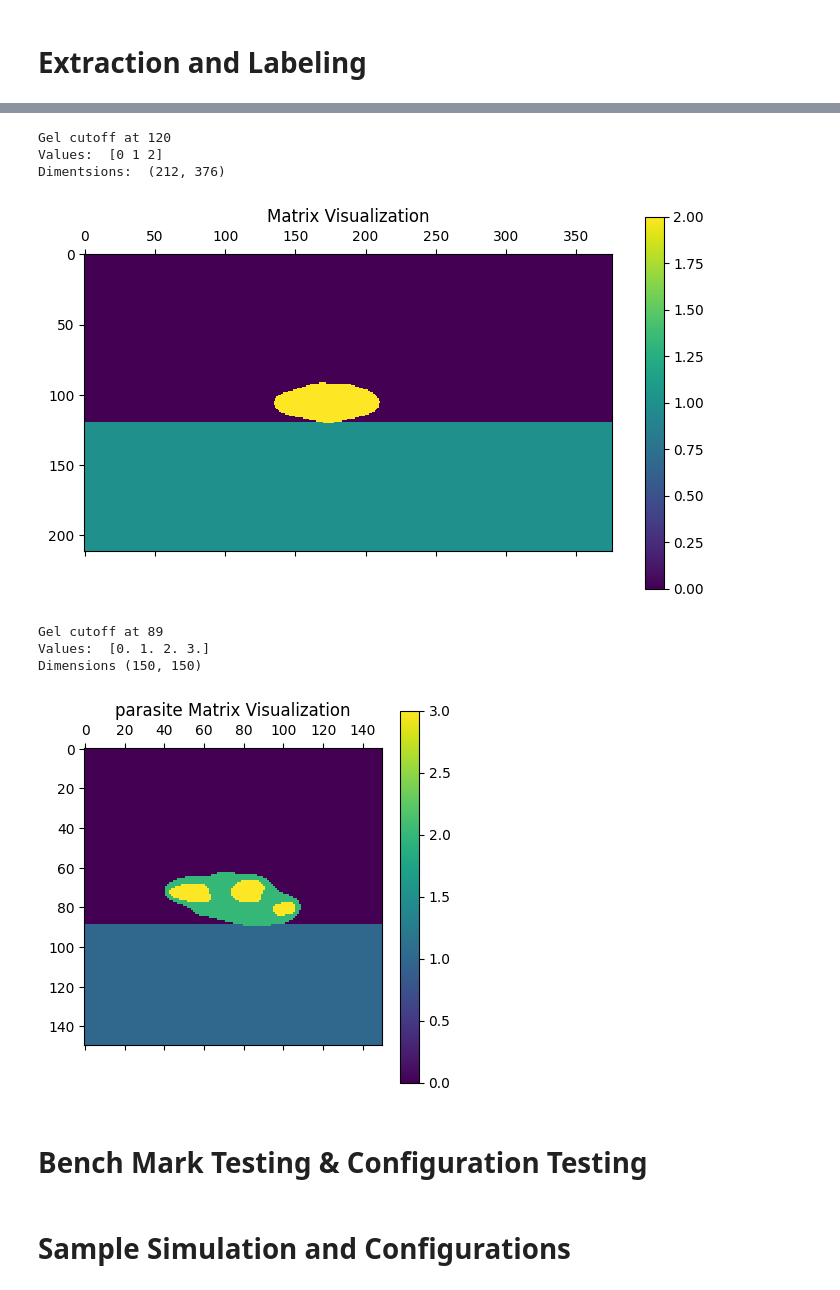
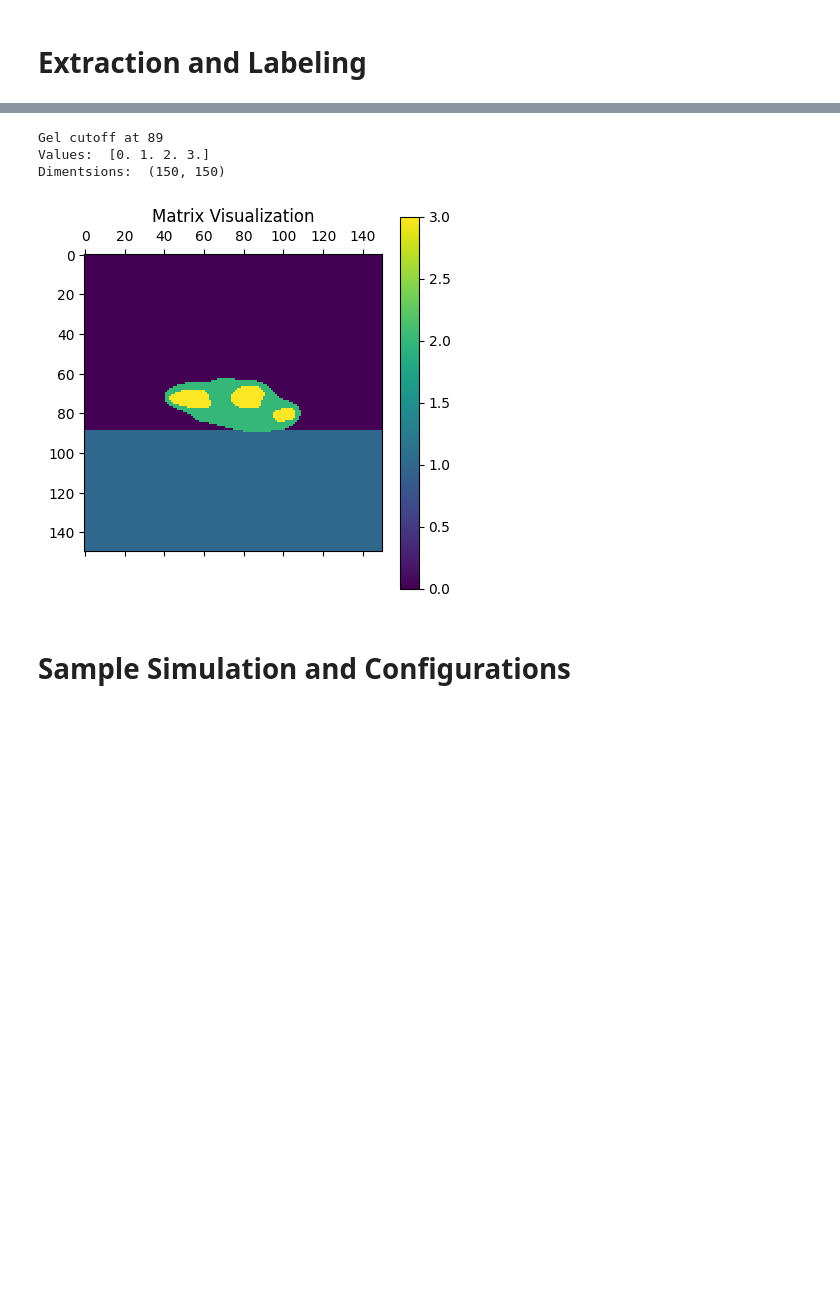
Before and after one commit to Cow415/Photon-Transport-Simulation, a Jupyter notebook: run_mcxcl/run_mcxcl.ipynb, the cells around one changed output, grey strips where cells are left out. Drawn from its saved outputs; the diff is of its cells as text; code cells hidden in the pictures; blank space fills up the shorter version.

```diff
--- a/run_mcxcl/run_mcxcl.ipynb
+++ b/run_mcxcl/run_mcxcl.ipynb
@@ -50,7 +39,7 @@ dict_keys(['__header__', '__version__', '__globals__', 'masked_ri'])
 # Extraction and Labeling
 # %%
 # Retrieve Matrix
-extract = content['masked_ri']
+extract = content['ri_label']
 pix_num = [extract.shape[1], extract.shape[0]]
 print(extract.shape)
 
@@ -59,15 +48,4 @@ plt.matshow(extract)
 plt.colorbar() # Creates a colorbar for the plot
 plt.title("Normal Matrix Visualization")
 plt.show()
-
-# Retrieve Matrix w/ parasite
-extract_para = content_para['masked_ri']
-pix_num_para = [extract_para.shape[1], extract_para.shape[0]]
-print(extract_para.shape)
-
-# Verify
-plt.matshow(extract_para)
-plt.colorbar() # Creates a colorbar for the plot
-plt.title("Parasite Matrix Visualization")
-plt.show()
 # %% [output]
@@ -88,63 +64,37 @@ def pad(arr, air, gel, cutoff, depth):
     rows_air = arr[:cutoff, :]
     rows_air[rows_air == 0] = air
     arr[:cutoff, :] = rows_air
 
     # Below cutoff
     rows_gel = arr[cutoff:depth, :]
     rows_gel[rows_gel == 0] = gel
     arr[cutoff:depth, :] = rows_gel
 
     return arr
 def find_cutoff(array):
     # Find the lowest point on z where the cell is still present, this is the gel line makesure there are consistently 3 consecutive points in the row.
     cell_level= []
     for i in range(array.shape[0]):
         if np.sum(array[i,:]) > 0: # If there are any non-zero values in the row, it means the cell is present
             if i > 1 and np.sum(array[i-1,:]) > 0 and np.sum(array[i-2,:]) > 0: # Check for 3 consecutive rows
                 cell_level.append(i)
     return max(cell_level) # The lowest point where the cell is still present
 
-
 # Padding
-cell_mat = np.where(extract > 0, 2, 0)         # Flag Cell Body
-
-cutoff = find_cutoff(cell_mat)
+cutoff = find_cutoff(extract)
 print(f"Gel cutoff at {cutoff}")
 
-padded= pad(cell_mat, air, gel, cutoff, pix_num[1])
+padded= pad(extract, air, gel, cutoff, pix_num[1])
 print("Values: ", np.unique(padded))
 print("Dimentsions: ", padded.shape)
 
 # Visualized
-plt.matshow(cell_mat)
+plt.matshow(extract)
 plt.colorbar() # Creates a colorbar for the plot
 plt.title("Matrix Visualization")
 plt.show()
-
-# Padding for the parasite data:
-cell_mat_para = np.where(extract_para == 2, 3, extract_para)       # Flag parasite Body
-cell_mat_para = np.where(extract_para == 1, 2, cell_mat_para)       # Flag Rest of Cell Body
-
-cutoff_para = find_cutoff(cell_mat_para)
-print(f"Gel cutoff at {cutoff_para}")
-
-padded_para = pad(cell_mat_para, air, gel, cutoff_para, pix_num[1])
-print("Values: ", np.unique(padded_para))
-print("Dimensions" , padded_para.shape)
-
-# Visualized
-plt.matshow(cell_mat_para)
-plt.colorbar() # Creates a colorbar for the plot
-plt.title("parasite Matrix Visualization")
-plt.show()
 # %% [output]
-Gel cutoff at 120
-Values:  [0 1 2]
-Dimentsions:  (212, 376)
+Gel cutoff at 89
+Values:  [0. 1. 2. 3.]
+Dimentsions:  (150, 150)
-[figure, old version]
+[figure, new version]
-Gel cutoff at 89
-Values:  [0. 1. 2. 3.]
-Dimensions (150, 150)
-[figure, removed]
-# %% [markdown]
-# Bench Mark Testing & Configuration Testing
```
Also changed, not shown: parts of 15 cells of this notebook, 3 other files.
